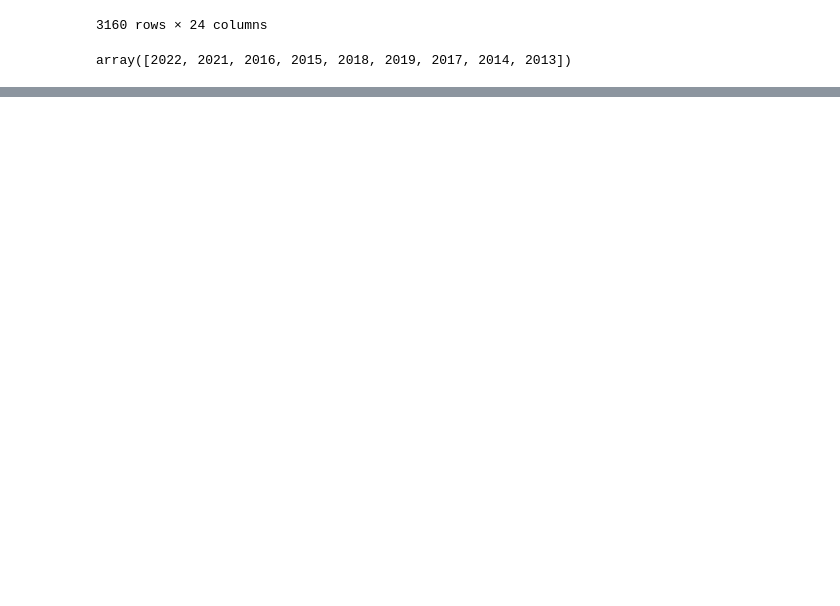
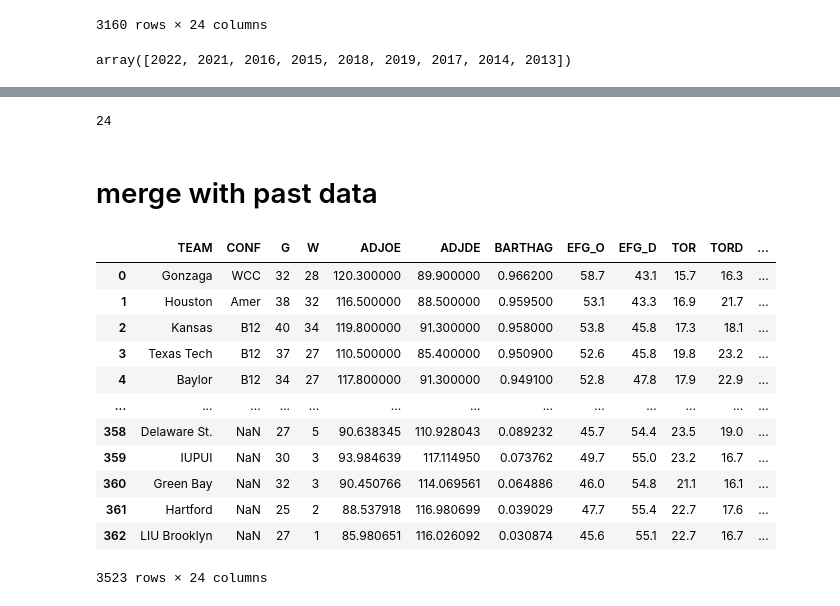
Before and after one commit to ajbenz18/march-madness-model, a Jupyter notebook: cleaning.ipynb, the cells around one changed output, grey strips where cells are left out. Cells and saved outputs as stored; diff of their text form; code cells hidden in the pictures; blank space fills up the shorter version.

```diff
--- a/cleaning.ipynb
+++ b/cleaning.ipynb
@@ -207,0 +219,5 @@ array([2022, 2021, 2016, 2015, 2018, 2019, 2017, 2014, 2013])
+# %%
+data2023 = pd.read_csv("t_rank_2023_2.csv", header=None)
+pd.set_option('display.max_columns', None)
+
+data2023.head()
@@ -207,0 +231,45 @@ array([2022, 2021, 2016, 2015, 2018, 2019, 2017, 2014, 2013])
+# %%
+columns = {0: "TEAM", 1:"ADJOE", 2:"ADJDE", 3:"BARTHAG", 5:"W", 6:"G",
+          7: "EFG_O", 8: "EFG_D", 9:"FTR", 10:"FTRD", 11:"TOR", 12:"TORD",
+          13:"ORB", 14:"DRB", 16:"2P_O", 17:"2P_D", 18:"3P_O", 19:"3P_D",
+          15: "ADJ_T", 34:"WAB", 33:"SEED"}
+data2023 = data2023.rename(columns=columns)
+
+# drop columns we aren't using
+to_drop = []
+for c in data2023.columns:
+    if c not in columns.values():
+        to_drop.append(c)
+data2023.drop(to_drop, axis=1, inplace=True)
+
+data2023['YEAR'] = 2023
+data2023['POSTSEASON'] = -1
+data2023['CONF'] = np.nan
+# %%
+len(data2023.columns)
+# %% [output]
+24
+# %% [markdown]
+# merge with past data
+# %%
+past_data = pd.read_csv("alldataclean.csv")
+mergeddata2023 = pd.concat([past_data, data2023])
+
+mergeddata2023
+mergeddata2023.to_csv("alldataclean2023.csv", index=False)
+# %%
+mergeddata2023
+# %% [output]
+|  | TEAM | CONF | G | W | ADJOE | ADJDE | BARTHAG | EFG_O | EFG_D | TOR | TORD | ... |
+| 0 | Gonzaga | WCC | 32 | 28 | 120.300000 | 89.900000 | 0.966200 | 58.7 | 43.1 | 15.7 | 16.3 | ... |
+| 1 | Houston | Amer | 38 | 32 | 116.500000 | 88.500000 | 0.959500 | 53.1 | 43.3 | 16.9 | 21.7 | ... |
+| 2 | Kansas | B12 | 40 | 34 | 119.800000 | 91.300000 | 0.958000 | 53.8 | 45.8 | 17.3 | 18.1 | ... |
+| 3 | Texas Tech | B12 | 37 | 27 | 110.500000 | 85.400000 | 0.950900 | 52.6 | 45.8 | 19.8 | 23.2 | ... |
+| 4 | Baylor | B12 | 34 | 27 | 117.800000 | 91.300000 | 0.949100 | 52.8 | 47.8 | 17.9 | 22.9 | ... |
+| ... | ... | ... | ... | ... | ... | ... | ... | ... | ... | ... | ... | ... |
+| 358 | Delaware St. | NaN | 27 | 5 | 90.638345 | 110.928043 | 0.089232 | 45.7 | 54.4 | 23.5 | 19.0 | ... |
+| 359 | IUPUI | NaN | 30 | 3 | 93.984639 | 117.114950 | 0.073762 | 49.7 | 55.0 | 23.2 | 16.7 | ... |
+| 360 | Green Bay | NaN | 32 | 3 | 90.450766 | 114.069561 | 0.064886 | 46.0 | 54.8 | 21.1 | 16.1 | ... |
+| 361 | Hartford | NaN | 25 | 2 | 88.537918 | 116.980699 | 0.039029 | 47.7 | 55.4 | 22.7 | 17.6 | ... |
+| 362 | LIU Brooklyn | NaN | 27 | 1 | 85.980651 | 116.026092 | 0.030874 | 45.6 | 55.1 | 22.7 | 16.7 | ... |
+3523 rows × 24 columns
```
Also changed, not shown: parts of 9 cells of this notebook, 9 other files.
